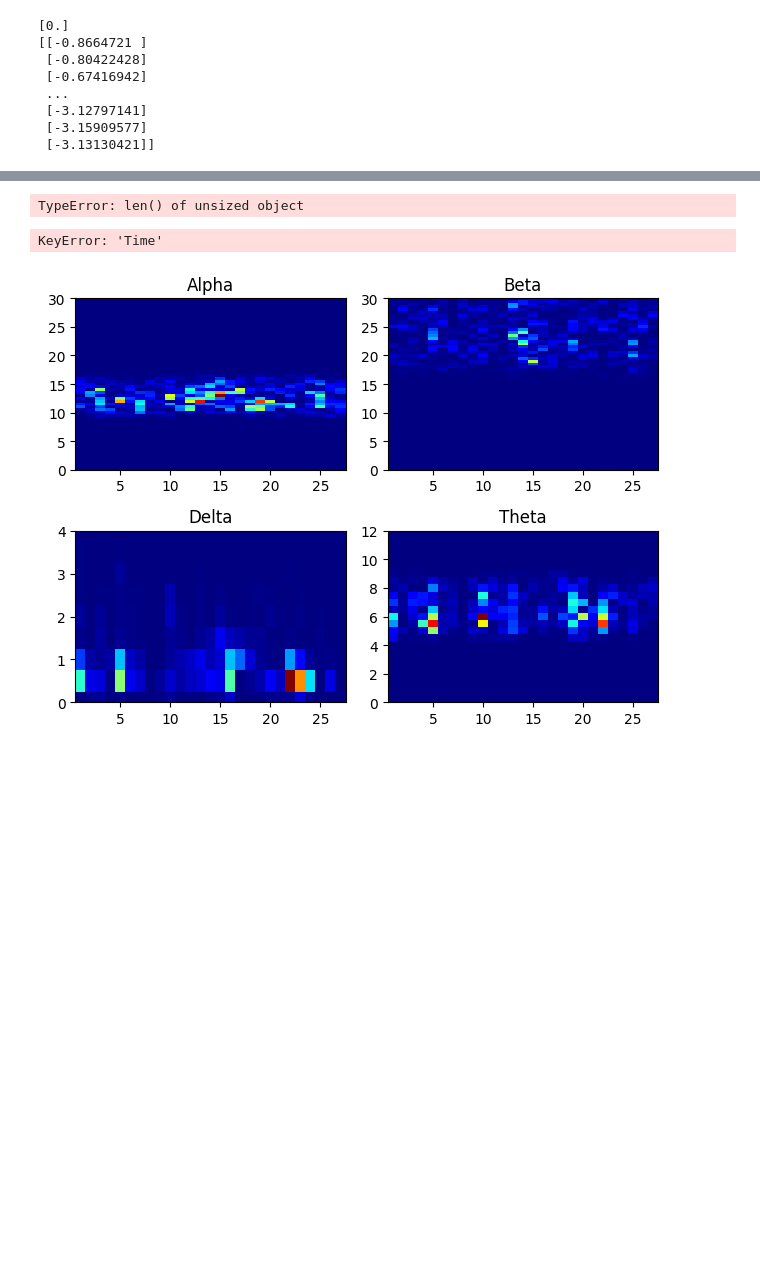
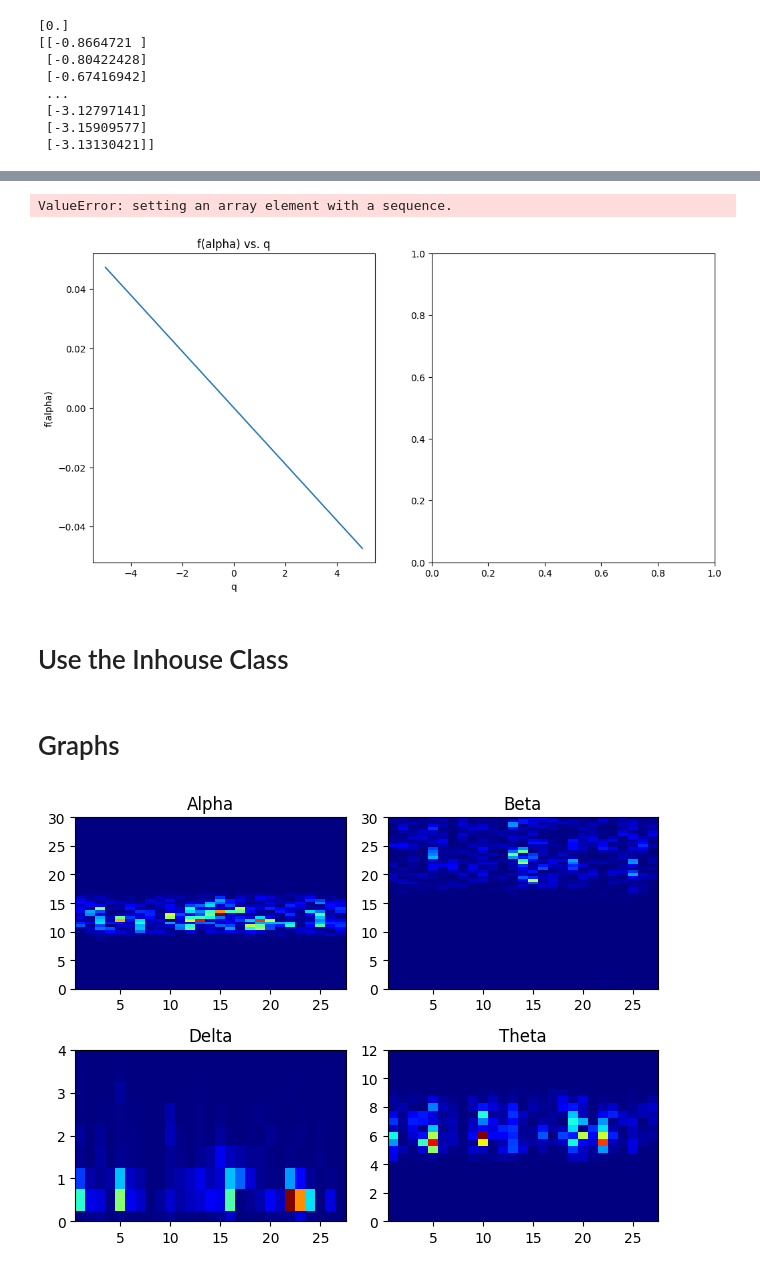
Before and after one commit to preethihiremath/brainsurf, a Jupyter notebook: demo.ipynb, the cells around one changed output, grey strips where cells are left out. Cells and saved outputs as stored; diff of their text form; code cells hidden in the pictures; blank space fills up the shorter version.

```diff
--- a/demo.ipynb
+++ b/demo.ipynb
@@ -21,6 +23,6 @@ LOAD THE DATA
 # %%
-# Load sample data CSV file
-data = csv.read_csv_eeg('brainsurf\data\eeg_data\sample_data.csv')
+# # Load sample data CSV file
+data = csv.read_csv_eeg('brainsurf\data\samples\sample_data.csv')
 data.head()
 # aplha - amplitudes of the corresponding frequency bands. at that point
 # %% [output]
@@ -110,10 +158,19 @@ def calculate_multi_fractal_spectrum(eeg_data, q_values):
     f_alpha = []
     D_q = []
     for moment in moments:
-        alpha, _, _, _, _ = linregress(np.log(wavelet_leaders.shape[1]), np.log(moment))
+        x = np.log(np.arange(1, len(moment)+1))
+        # alpha, _, _, _, _ = linregress(x, np.log(moment))
+        alpha, _, _, _, _ = linregress(np.log(np.arange(1, len(moment) + 1)), np.log(moment))
+
         f_alpha.append(alpha)
         D_q.append(alpha / (q_values - 1))
 
     spectrum = np.array([f_alpha, D_q])
 
     return spectrum
+
+# Example usage:
+eeg_data = np.random.rand(20, 1000)  # generate random EEG data of 20 channels and 1000 samples
+q_values = np.arange(-5, 6)  # specify the q values for which to calculate the spectrum
+spectrum = calculate_multi_fractal_spectrum(eeg.to_numpy().T, q_values)
+print(spectrum)
@@ -120,50 +195,27 @@ def calculate_multi_fractal_spectrum(eeg_data, q_values):
 # %%
-import numpy as np
+# Extract f(alpha) and D(q)
 import matplotlib.pyplot as plt
-
-# Generate random EEG data for demonstration
-channels = 10
-samples = 7140
-eeg_data = np.random.randn(channels, samples)
-
-# Define the q values for the multi-fractal spectrum
-q_values = np.linspace(-5, 5, 11)
-
-# Calculate the multi-fractal spectrum
-spectrum = calculate_multi_fractal_spectrum(bandpass_filtered_eeg, q_values)
-
-# Extract f(alpha) and D(q)
 f_alpha = spectrum[0]
 D_q = spectrum[1]
 
 # Plot the results
 plt.figure(figsize=(12, 6))
 plt.subplot(121)
 plt.plot(q_values, f_alpha)
 plt.xlabel('q')
 plt.ylabel('f(alpha)')
 plt.title('f(alpha) vs. q')
 
 plt.subplot(122)
 plt.plot(q_values, D_q)
 plt.xlabel('q')
 plt.ylabel('D(q)')
 plt.title('D(q) vs. q')
 
 plt.tight_layout()
 plt.show()
 # %% [output]
-TypeError: len() of unsized object
+ValueError: setting an array element with a sequence.
+[figure, added]
-# %%
-
-from brainsurf.analysis.erp_analysis import epoch_data, average_epochs, plot_erp, extract_p300
-
-epochs = epoch_data(data_edf, epoch_length=0.5, event_column='Time', event_id=[1, 2, 3], fs=256)
-avg_epoch = average_epochs(epochs)
-plot_erp(avg_epoch, fs=256)
-p300, time_axis = extract_p300(avg_epoch, fs=256)
-
-# Plot the P300 component
-plot_eeg.plot_eeg_signal(time_axis, p300, ' Bandpass Filtered EEG Signal','Time (s)','P300')
-# %% [output]
-KeyError: 'Time'
+# %% [markdown]
+# Use the Inhouse Class
@@ -170,3 +229,5 @@ KeyError: 'Time'
+# %% [markdown]
+# Graphs
 # %%
 import pandas as pd
 import matplotlib.pyplot as plt
```
Also changed, not shown: parts of 27 cells of this notebook, 4 other files.
